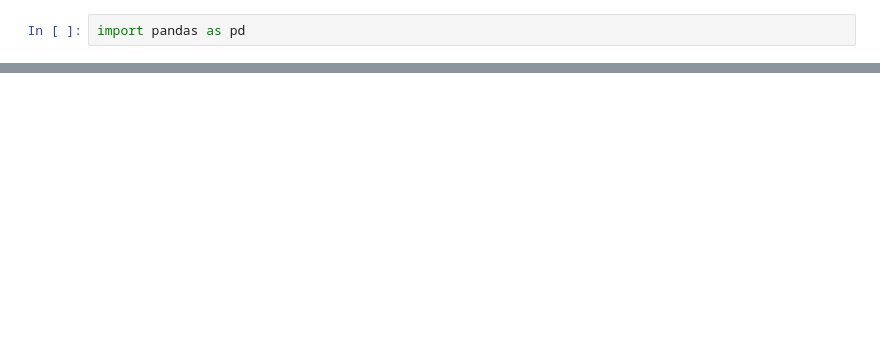
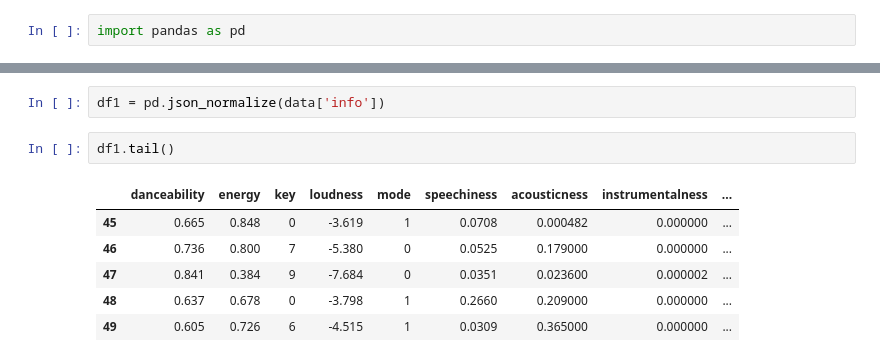
Before and after one commit to julieta77/ETL_SPOTIFY, a Jupyter notebook: prueba1.ipynb, the cells around one changed output, grey strips where cells are left out. Saved outputs shown, nothing was run; the diff lists cells and outputs as text; blank space fills up the shorter version.

```diff
--- a/prueba1.ipynb
+++ b/prueba1.ipynb
@@ -203,0 +65,11 @@ SpotifyException: http status: 403, code:-1 - https://api.spotify.com/v1/me/play
+# %%
+df1 = pd.json_normalize(data['info'])
+# %%
+df1.tail()
+# %% [output]
+|  | danceability | energy | key | loudness | mode | speechiness | acousticness | instrumentalness | ... |
+| 45 | 0.665 | 0.848 | 0 | -3.619 | 1 | 0.0708 | 0.000482 | 0.000000 | ... |
+| 46 | 0.736 | 0.800 | 7 | -5.380 | 0 | 0.0525 | 0.179000 | 0.000000 | ... |
+| 47 | 0.841 | 0.384 | 9 | -7.684 | 0 | 0.0351 | 0.023600 | 0.000002 | ... |
+| 48 | 0.637 | 0.678 | 0 | -3.798 | 1 | 0.2660 | 0.209000 | 0.000000 | ... |
+| 49 | 0.605 | 0.726 | 6 | -4.515 | 1 | 0.0309 | 0.365000 | 0.000000 | ... |
```
Also changed, not shown: parts of 17 cells of this notebook.
